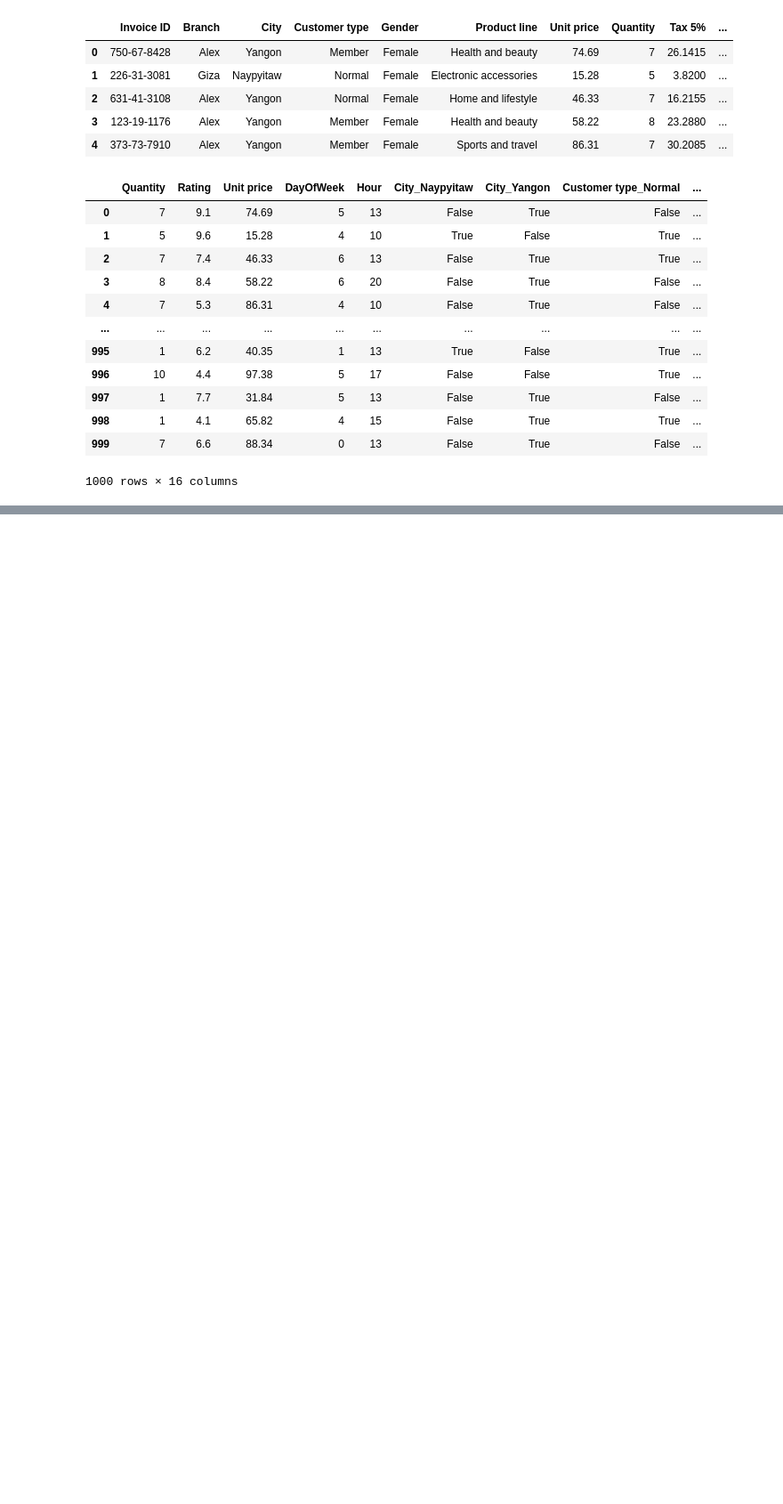
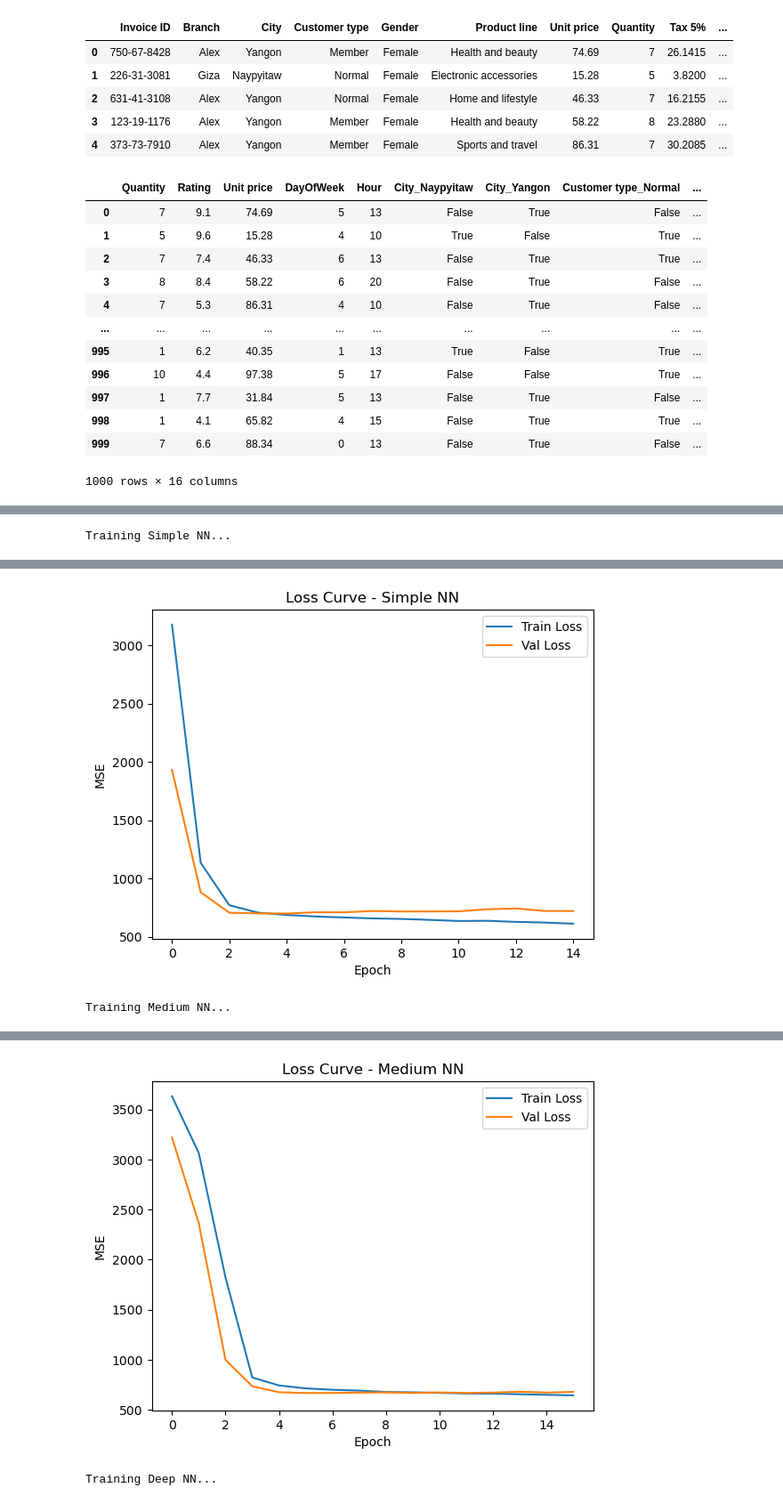
Before and after one commit to mateuszlamla/DL_Price_Optimization, a Jupyter notebook: main.ipynb, the cells around one changed output, grey strips where cells are left out. Shown at 89% size. Saved outputs shown, nothing was run; the diff lists cells and outputs as text; code cells hidden in the pictures; blank space fills up the shorter version.

```diff
--- a/main.ipynb
+++ b/main.ipynb
@@ -58,0 +214,44 @@ X_train, X_test, Y_train, Y_test = train_test_split(X_scaled, Y, test_size=0.2,
+# %%
+import pandas as pd
+import matplotlib.pyplot as plt
+
+def compare_models(X_train, Y_train, X_test, Y_test):
+    models = [
+        ('Simple NN', build_model_simple),
+        ('Medium NN', build_model_medium),
+        ('Deep NN', build_model_deep),
+    ]
+
+    all_results = []
+
+    for name, fn in models:
+        print(f"Training {name}...")
+        res = train_and_evaluate(fn, X_train, Y_train, X_test, Y_test, name)
+        all_results.append(res)
+
+        # wykres loss
+        plt.figure()
+        plt.plot(res['History'].history['loss'], label="Train Loss")
+        plt.plot(res['History'].history['val_loss'], label="Val Loss")
+        plt.title(f"Loss Curve - {name}")
+        plt.xlabel("Epoch")
+        plt.ylabel("MSE")
+        plt.legend()
+        plt.show()
+
+    # podsumowanie w tabeli
+    df_results = pd.DataFrame([{
+        'Model': r['Model'],
+        'Params': r['Params'],
+        'Train MAE': round(r['Train MAE'], 4),
+        'Val MAE': round(r['Val MAE'], 4),
+        'Test MAE': round(r['Test MAE'], 4),
+        'Training Time (s)': r['Training Time (s)']
+    } for r in all_results])
+
+    return df_results
+# %%
+results = compare_models(X_train, Y_train, X_test, Y_test)
+results
+# %% [output]
+Training Simple NN...
@@ -58,0 +259,2 @@ X_train, X_test, Y_train, Y_test = train_test_split(X_scaled, Y, test_size=0.2,
+[figure, added]
+Training Medium NN...
@@ -58,0 +262,2 @@ X_train, X_test, Y_train, Y_test = train_test_split(X_scaled, Y, test_size=0.2,
+[figure, added]
+Training Deep NN...
```
Also changed, not shown: parts of 11 cells of this notebook.
